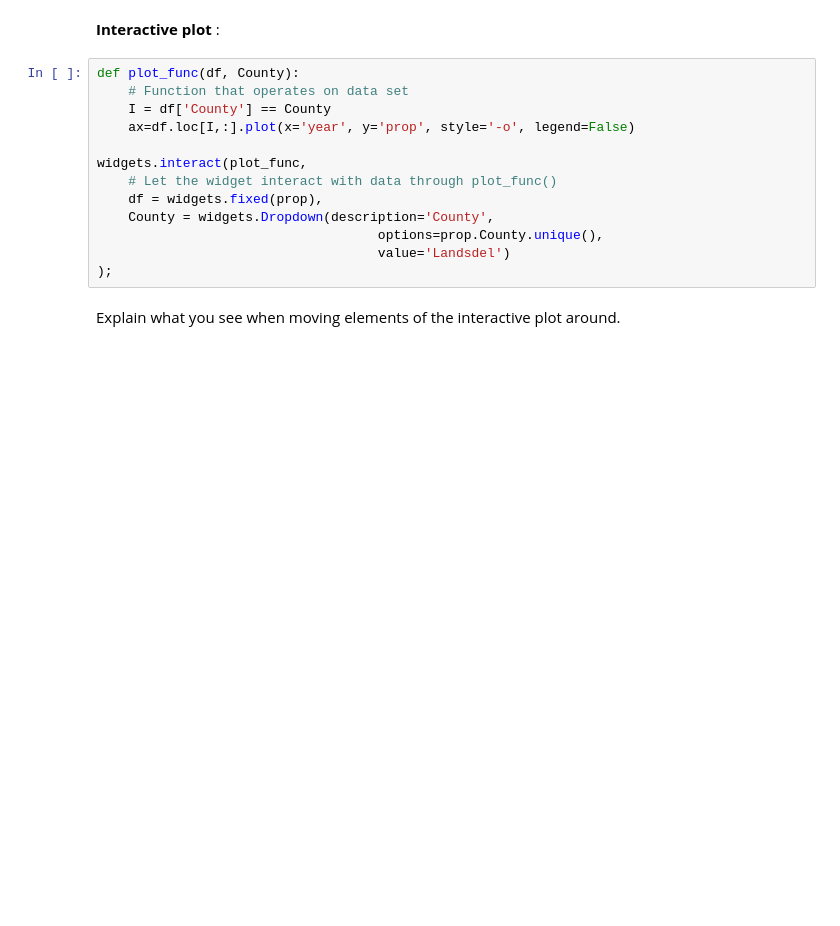
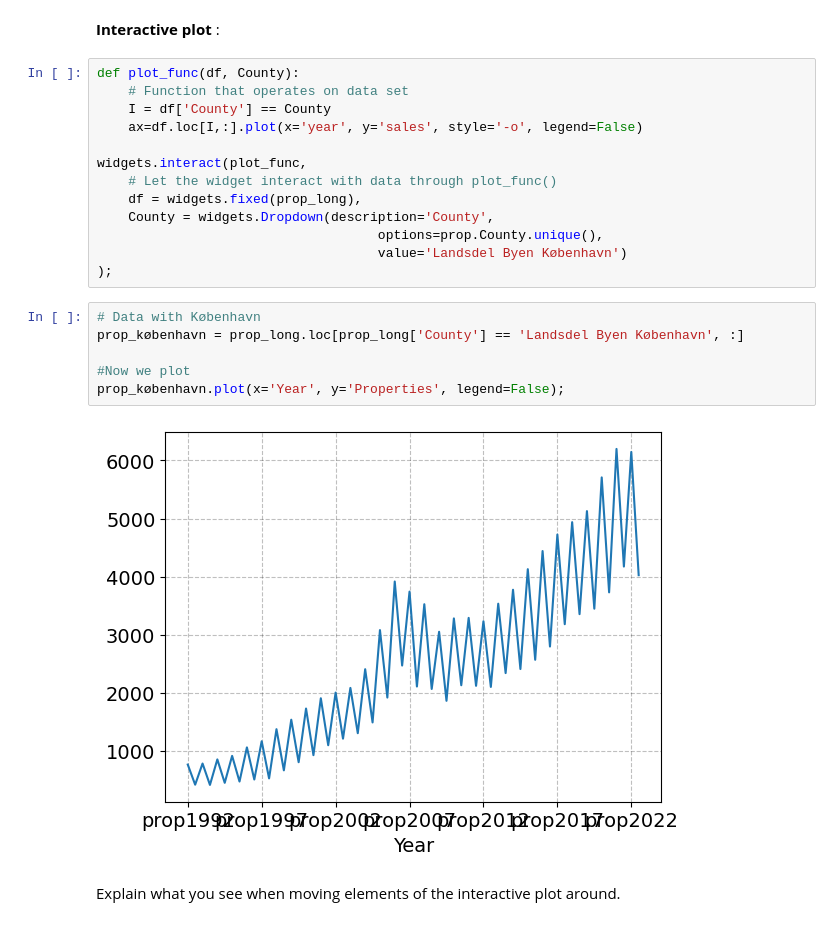
Before and after one commit to NumEconCopenhagen/projects-2023-jps, a Jupyter notebook: dataproject/dataproject.ipynb, the cells around one changed output. Saved outputs shown, nothing was run; the diff lists cells and outputs as text; blank space fills up the shorter version.

```diff
--- a/dataproject/dataproject.ipynb
+++ b/dataproject/dataproject.ipynb
@@ -220,15 +272,23 @@ In order to be able to **explore the raw data**, you may provide **static** and
 def plot_func(df, County):
     # Function that operates on data set
     I = df['County'] == County
-    ax=df.loc[I,:].plot(x='year', y='prop', style='-o', legend=False)
+    ax=df.loc[I,:].plot(x='year', y='sales', style='-o', legend=False)
 
 widgets.interact(plot_func,
     # Let the widget interact with data through plot_func()
-    df = widgets.fixed(prop),
+    df = widgets.fixed(prop_long),
     County = widgets.Dropdown(description='County',
                                     options=prop.County.unique(),
-                                    value='Landsdel')
+                                    value='Landsdel Byen København')
 );
+# %%
+# Data with København
+prop_københavn = prop_long.loc[prop_long['County'] == 'Landsdel Byen København', :]
+
+#Now we plot
+prop_københavn.plot(x='Year', y='Properties', legend=False);
+# %% [output]
+[figure, added]
 # %% [markdown]
 Explain what you see when moving elements of the interactive plot around.
 # %% [markdown]
```
Also changed, not shown: parts of 14 cells of this notebook, 2 other files.
